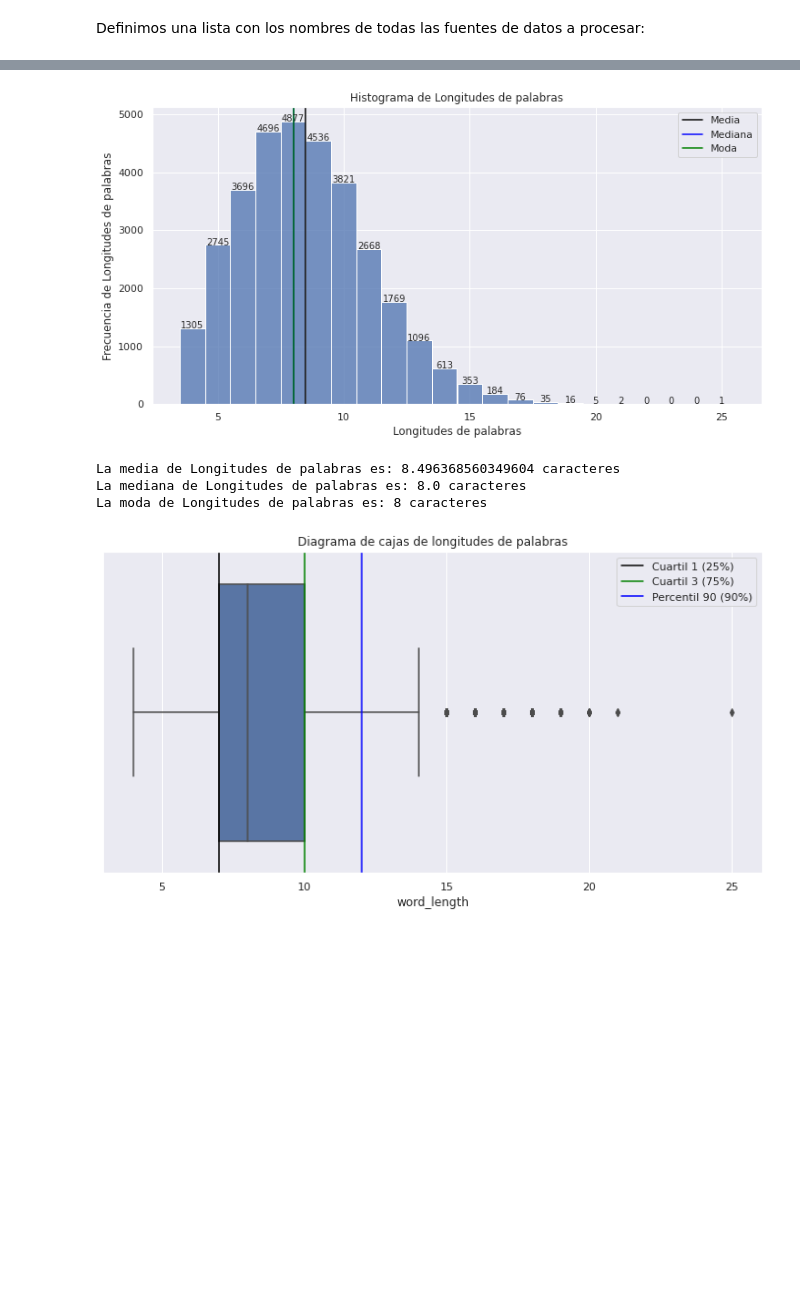
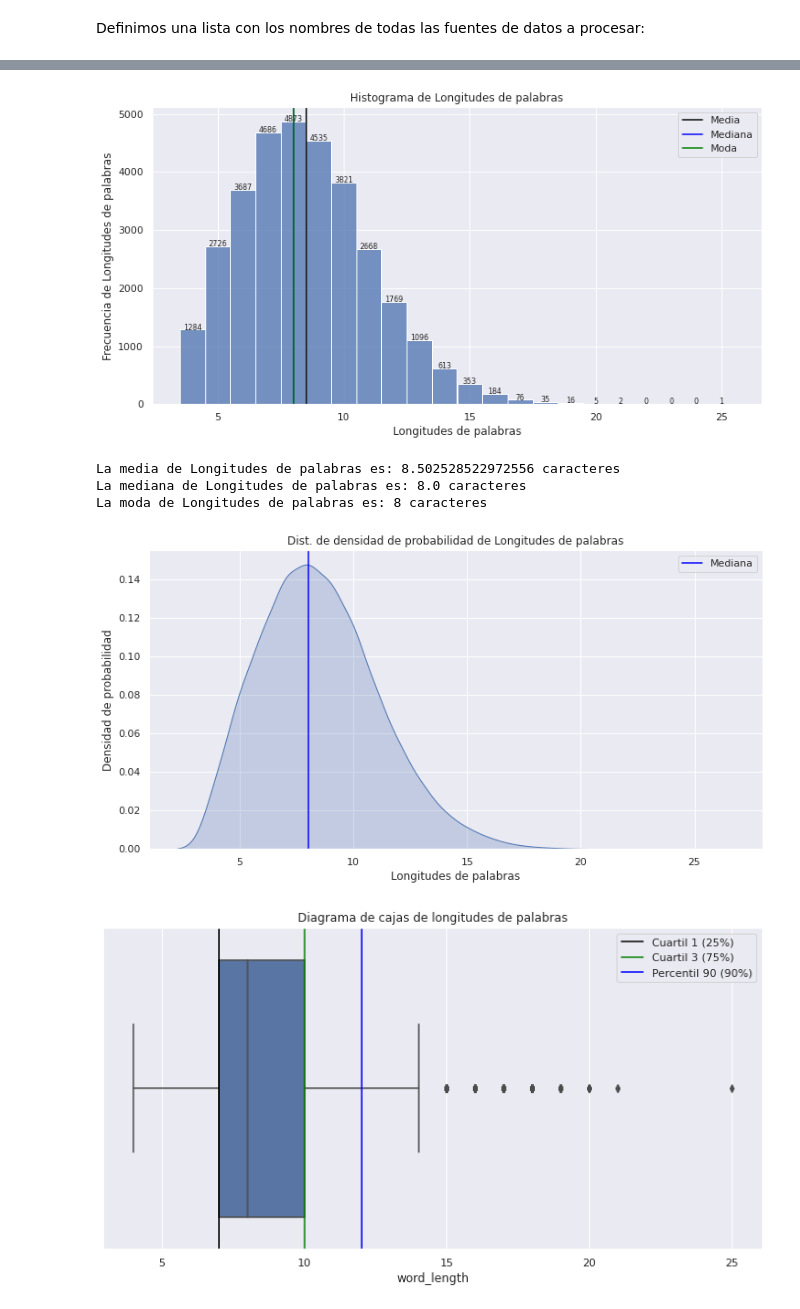
Before and after one commit to amendivilsejin/training_analitica_2nd_module_repo, a Jupyter notebook: Data_understanding_exercises.ipynb, the cells around one changed output, grey strips where cells are left out. Saved outputs shown, nothing was run; the diff lists cells and outputs as text; code cells hidden in the pictures; blank space fills up the shorter version.

```diff
--- a/Data_understanding_exercises.ipynb
+++ b/Data_understanding_exercises.ipynb
@@ -146,3 +168,4 @@ word_list_df['word_freq'] = [raw_word_list.count(word) for word in word_list_df[
 # %%
 word_list_df['word_length'] = [len(word) for word in word_list_df['words']]
 word_list_df['vocals_count'] = [len(re.findall(r'[aeiou]', word)) for word in word_list_df['words']]
+word_list_df['consonants_count'] = [len(re.findall(r'[^aeiou]', word)) for word in word_list_df['words']]
@@ -154,7 +183,7 @@ def show_values_on_bars(axs, h_v="v", space=0.4):
                 _x = p.get_x() + p.get_width() / 2
                 _y = p.get_y() + p.get_height()
                 value = int(p.get_height())
-                ax.text(_x, _y, value, ha="center")
+                ax.text(_x, _y, value, ha="center", fontsize=8)
         elif h_v == "h":
             for p in ax.patches:
                 _x = p.get_x() + p.get_width() + float(space)
@@ -188,6 +217,18 @@ def present_central_tendencies(df, variable, variable_name, unit):
   print("La media de " + variable_name + f" es: {mean} " + unit)
   print("La mediana de " + variable_name + f" es: {median} " + unit)
   print("La moda de " + variable_name + f" es: {mode} " + unit)
+# %%
+def present_dist(df, variable, variable_name, unit):
+  median = df[variable].median()
+
+  plt.figure(figsize=(12,6))
+  plt.title("Dist. de densidad de probabilidad de " + variable_name)
+  plt.xlabel(variable_name)
+  plt.ylabel("Densidad de probabilidad")
+  g = sns.kdeplot(data = df, x = variable, fill=True, bw_adjust=1.8, cut=3)
+  plt.axvline(x = median, color = "blue", label = "Mediana")
+  plt.legend()
+  plt.show()
 # %%
 def present_position_stats(df, variable, variable_name, unit):
   q1 = np.percentile(df[variable], 25)
@@ -224,10 +279,13 @@ def present_position_by_length(df, variable_name):
 # %%
 present_central_tendencies(word_list_df, 'word_length', 'Longitudes de palabras', 'caracteres')
+print("\n")
+present_dist(word_list_df, 'word_length', 'Longitudes de palabras', 'caracteres')
 # %% [output]
 [figure]
-La media de Longitudes de palabras es: 8.496368560349604 caracteres
+La media de Longitudes de palabras es: 8.502528522972556 caracteres
 La mediana de Longitudes de palabras es: 8.0 caracteres
 La moda de Longitudes de palabras es: 8 caracteres
+[figure, added]
 # %%
 word_lengths_q1 = np.percentile(word_list_df['word_length'], 25)
 word_lengths_q2 = np.percentile(word_list_df['word_length'], 50)
```
Also changed, not shown: parts of 92 cells of this notebook, 7 other files.
